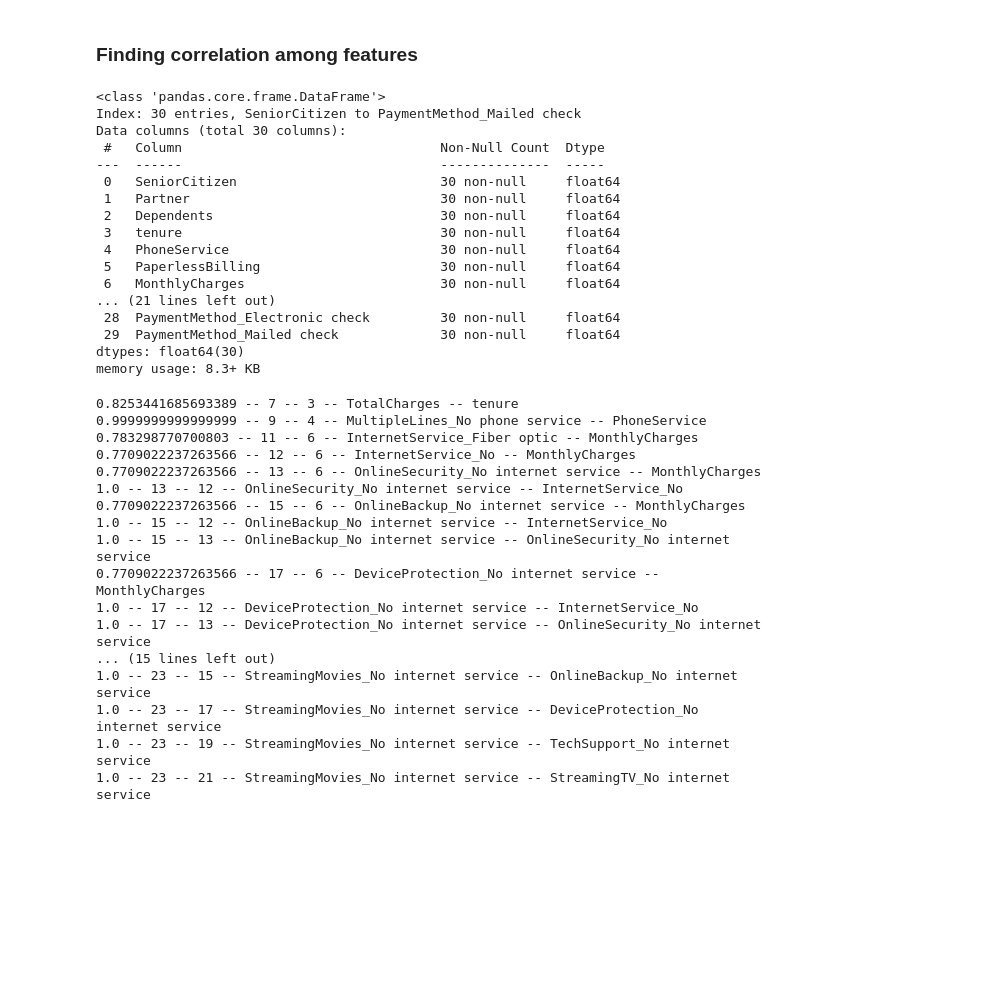
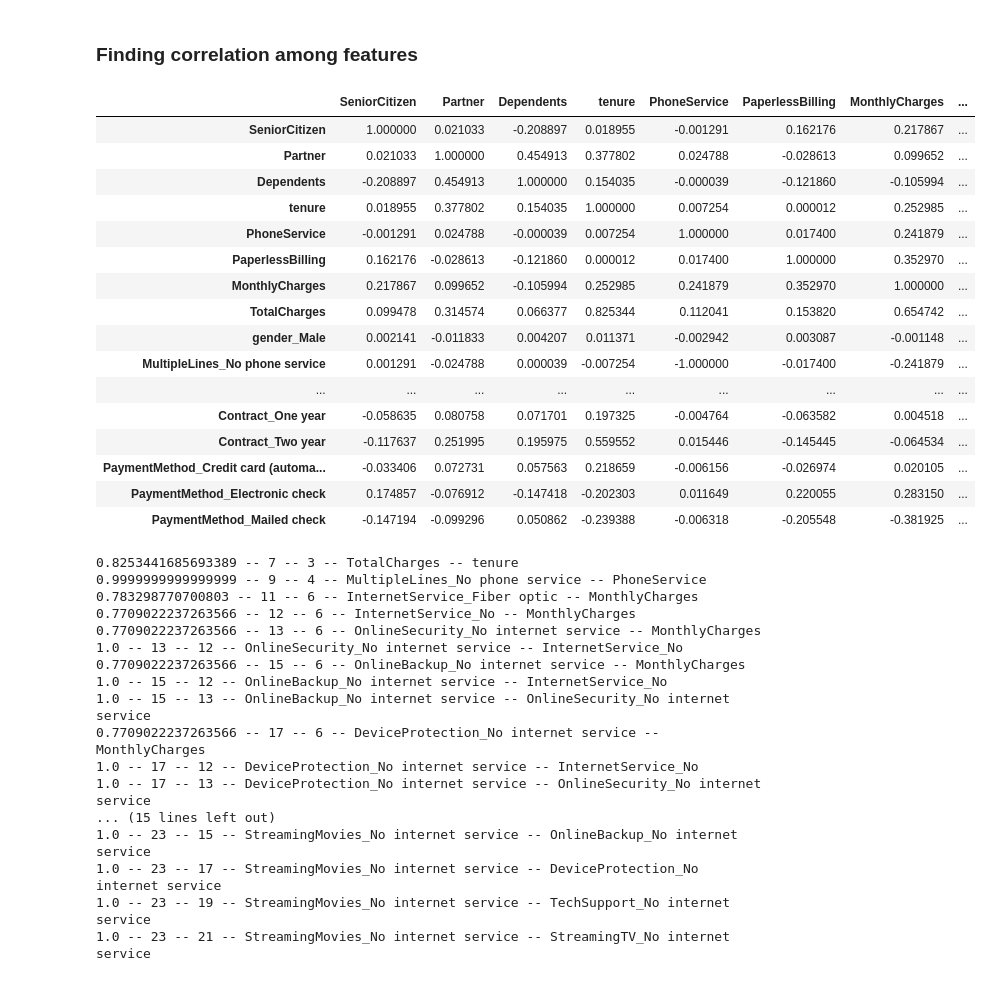
Before and after one commit to asa1997/CarPricePrediction, a Jupyter notebook: Telecom_Customer_Churn/Telecom_CustomerChurn.ipynb, the cells around one changed output. Drawn from its saved outputs; the diff is of its cells as text; code cells hidden in the pictures; blank space fills up the shorter version.

```diff
--- a/Telecom_Customer_Churn/Telecom_CustomerChurn.ipynb
+++ b/Telecom_Customer_Churn/Telecom_CustomerChurn.ipynb
@@ -478,25 +482,25 @@ X_train.head()
 ### Finding correlation among features
 # %%
 corr = X_train.corr()
-corr.info()
+corr
 # %% [output]
-<class 'pandas.core.frame.DataFrame'>
-Index: 30 entries, SeniorCitizen to PaymentMethod_Mailed check
-Data columns (total 30 columns):
- #   Column                                 Non-Null Count  Dtype
----  ------                                 --------------  -----
- 0   SeniorCitizen                          30 non-null     float64
- 1   Partner                                30 non-null     float64
- 2   Dependents                             30 non-null     float64
- 3   tenure                                 30 non-null     float64
- 4   PhoneService                           30 non-null     float64
- 5   PaperlessBilling                       30 non-null     float64
- 6   MonthlyCharges                         30 non-null     float64
-... (21 lines left out)
- 28  PaymentMethod_Electronic check         30 non-null     float64
- 29  PaymentMethod_Mailed check             30 non-null     float64
-dtypes: float64(30)
-memory usage: 8.3+ KB
+|  | SeniorCitizen | Partner | Dependents | tenure | PhoneService | PaperlessBilling | MonthlyCharges | ... |
+| SeniorCitizen | 1.000000 | 0.021033 | -0.208897 | 0.018955 | -0.001291 | 0.162176 | 0.217867 | ... |
+| Partner | 0.021033 | 1.000000 | 0.454913 | 0.377802 | 0.024788 | -0.028613 | 0.099652 | ... |
+| Dependents | -0.208897 | 0.454913 | 1.000000 | 0.154035 | -0.000039 | -0.121860 | -0.105994 | ... |
+| tenure | 0.018955 | 0.377802 | 0.154035 | 1.000000 | 0.007254 | 0.000012 | 0.252985 | ... |
+| PhoneService | -0.001291 | 0.024788 | -0.000039 | 0.007254 | 1.000000 | 0.017400 | 0.241879 | ... |
+| PaperlessBilling | 0.162176 | -0.028613 | -0.121860 | 0.000012 | 0.017400 | 1.000000 | 0.352970 | ... |
+| MonthlyCharges | 0.217867 | 0.099652 | -0.105994 | 0.252985 | 0.241879 | 0.352970 | 1.000000 | ... |
+| TotalCharges | 0.099478 | 0.314574 | 0.066377 | 0.825344 | 0.112041 | 0.153820 | 0.654742 | ... |
+| gender_Male | 0.002141 | -0.011833 | 0.004207 | 0.011371 | -0.002942 | 0.003087 | -0.001148 | ... |
+| MultipleLines_No phone service | 0.001291 | -0.024788 | 0.000039 | -0.007254 | -1.000000 | -0.017400 | -0.241879 | ... |
+| ... | ... | ... | ... | ... | ... | ... | ... | ... |
+| Contract_One year | -0.058635 | 0.080758 | 0.071701 | 0.197325 | -0.004764 | -0.063582 | 0.004518 | ... |
+| Contract_Two year | -0.117637 | 0.251995 | 0.195975 | 0.559552 | 0.015446 | -0.145445 | -0.064534 | ... |
+| PaymentMethod_Credit card (automa... | -0.033406 | 0.072731 | 0.057563 | 0.218659 | -0.006156 | -0.026974 | 0.020105 | ... |
+| PaymentMethod_Electronic check | 0.174857 | -0.076912 | -0.147418 | -0.202303 | 0.011649 | 0.220055 | 0.283150 | ... |
+| PaymentMethod_Mailed check | -0.147194 | -0.099296 | 0.050862 | -0.239388 | -0.006318 | -0.205548 | -0.381925 | ... |
 # %%
 # Find fields with high correlation
 
```
Also changed, not shown: parts of 17 cells of this notebook.
